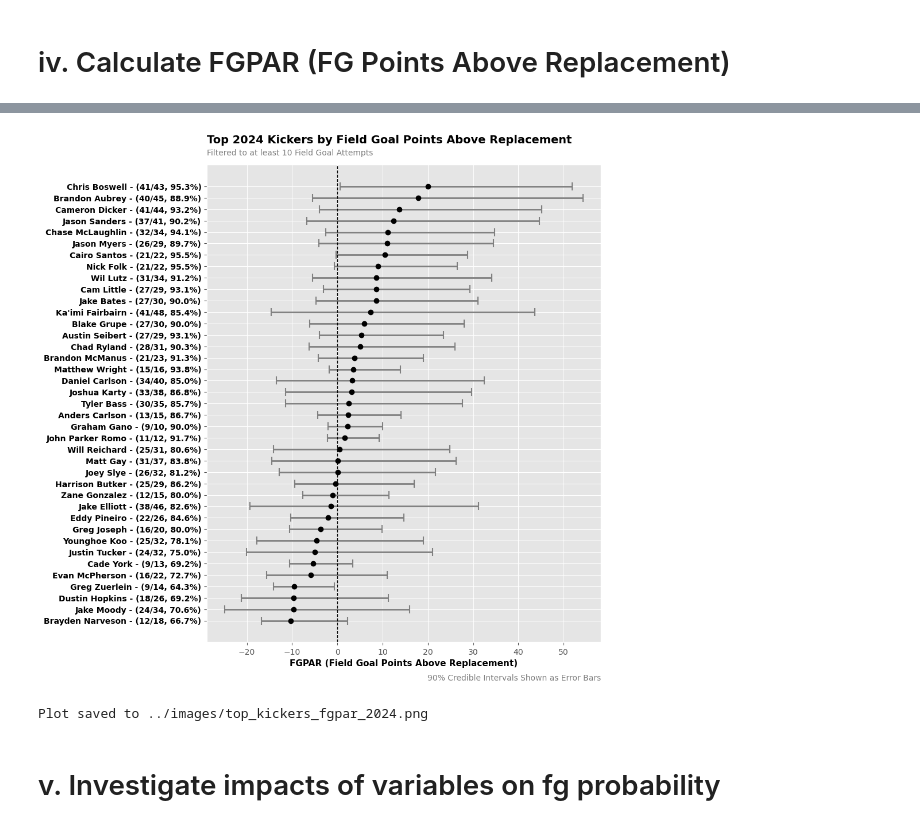
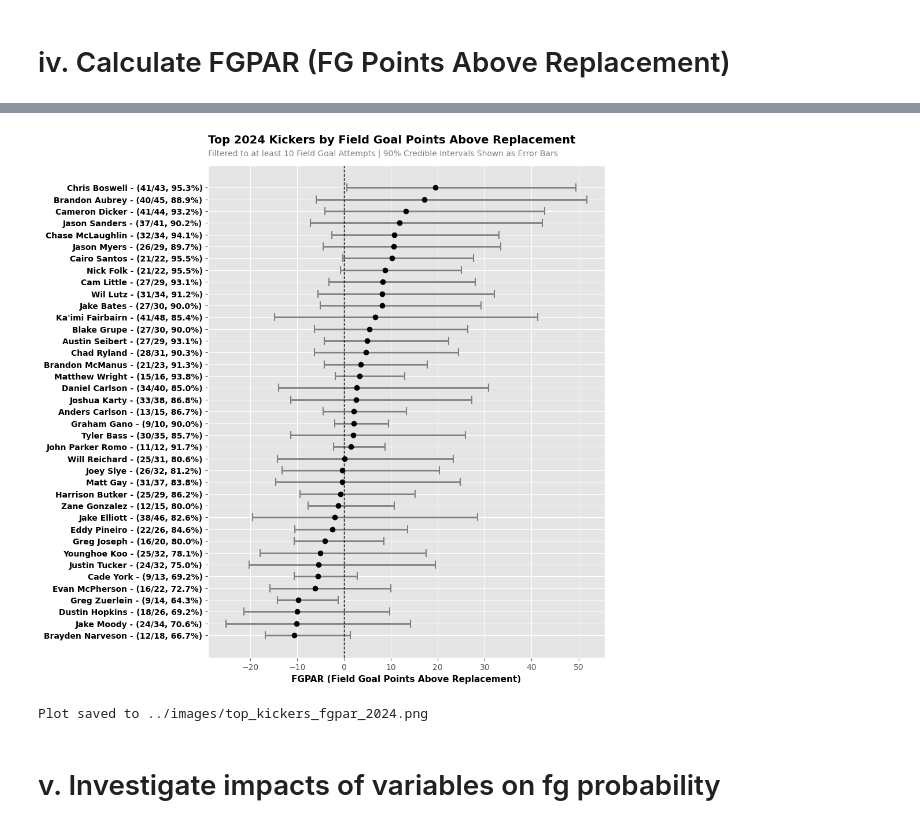
Before and after one commit to lneuendorf/nfl-field-goal-model, a Jupyter notebook: process/5_analysis.ipynb, the cells around one changed output, grey strips where cells are left out. Saved outputs shown, nothing was run; the diff lists cells and outputs as text; code cells hidden in the pictures.

```diff
--- a/process/5_analysis.ipynb
+++ b/process/5_analysis.ipynb
@@ -729,44 +730,35 @@ ax.set_xlabel(
     fontsize=11,
     fontweight='bold',
     color='black'
 )
 ax.set_title(
     "Top 2024 Kickers by Field Goal Points Above Replacement",
     fontsize=14,
     x=0,  # Center the title
     y=1.035,  # Adjust vertical position
     ha='left',  # Align left
     fontweight='bold',
     color='black'
 )
 ax.text(
     0, 1.02,  # Position: centered below the title
-    "Filtered to at least 10 Field Goal Attempts",
+    "Filtered to at least 10 Field Goal Attempts | 90% Credible Intervals Shown as Error Bars",
     fontsize=10,
     color="gray",
     ha="left",
-    transform=ax.transAxes
-)
-# bottom right info about 90% credible intervals
-ax.text(
-    1, -.08,  # Position: bottom right
-    "90% Credible Intervals Shown as Error Bars",
-    fontsize=10,
-    color="gray",
-    ha="right",
     transform=ax.transAxes
 )
 plt.grid(True)
 plt.tight_layout()
 plt.show()
 
 # save plot to ../images/top_kickers_fgpar_2024.png
 output_path = Path('../images/top_kickers_fgpar_2024.png')
 output_path.parent.mkdir(parents=True, exist_ok=True)
 fig.savefig(output_path, bbox_inches='tight', dpi=1000)
 print(f"Plot saved to {output_path}")
 # %% [output]
-[figure, old version]
+[figure, new version]
 Plot saved to ../images/top_kickers_fgpar_2024.png
 # %% [markdown]
 # v. Investigate impacts of variables on fg probability
```
Also changed, not shown: parts of 11 cells of this notebook, 1 other file.
